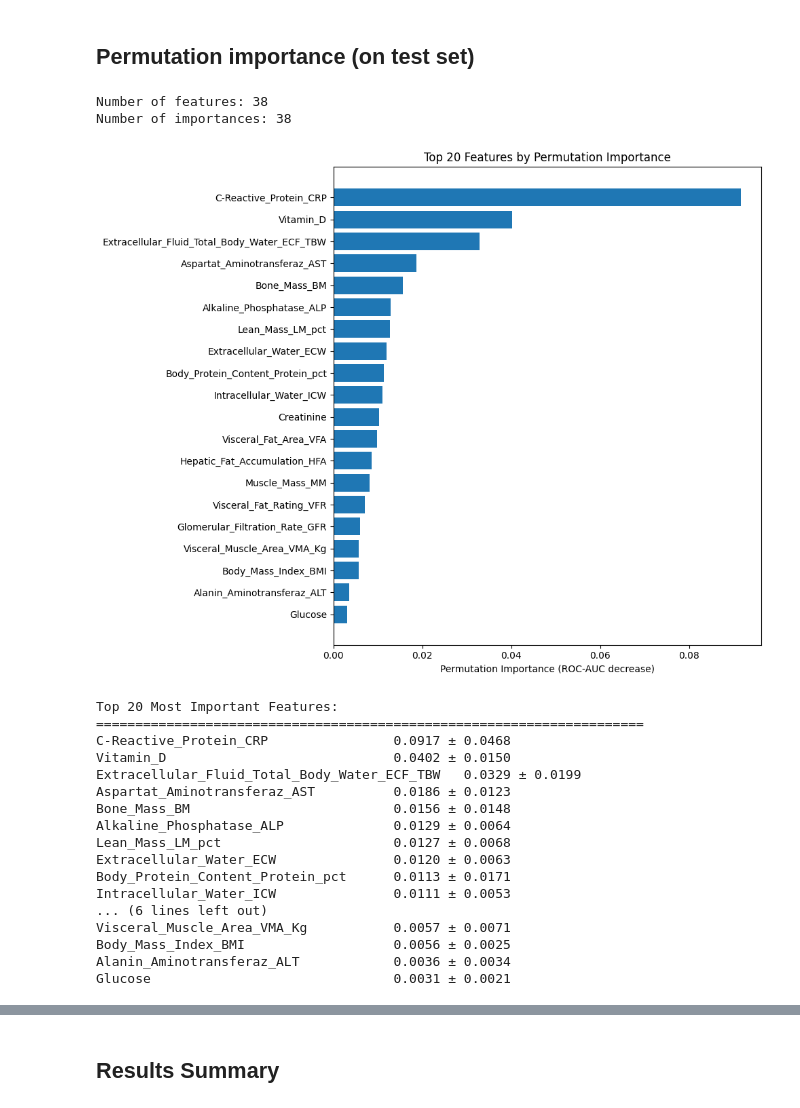
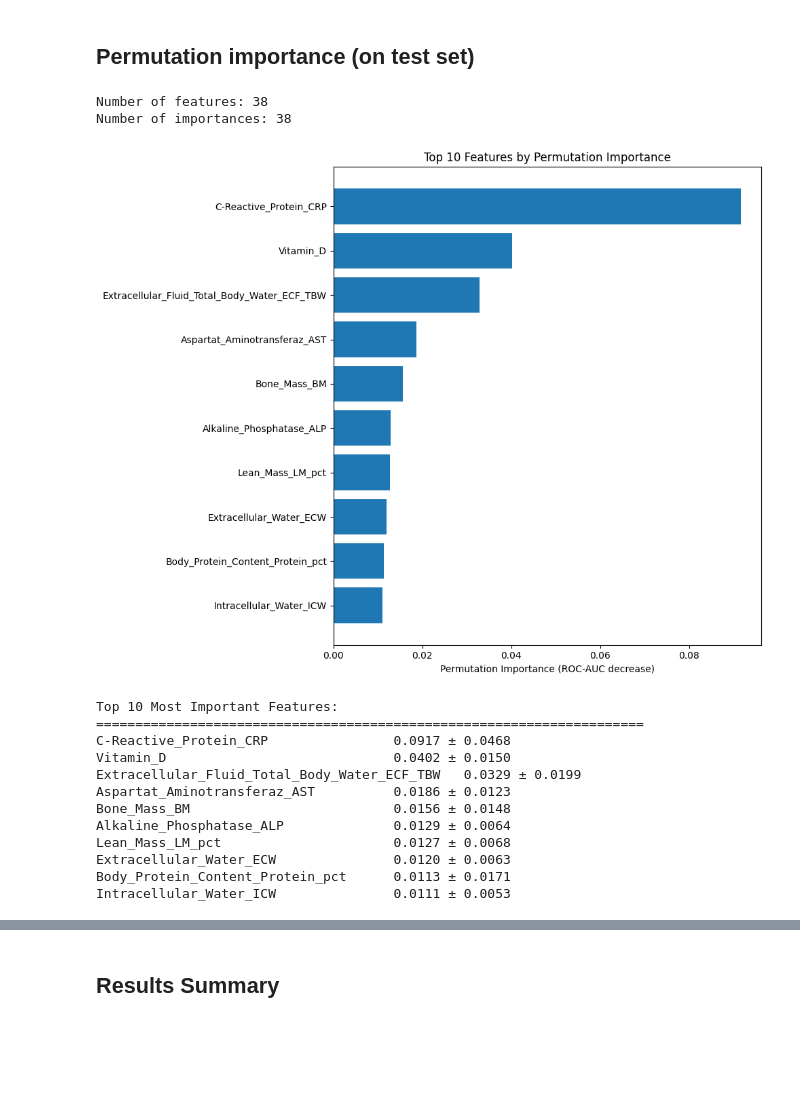
Before and after one commit to GitLars0/Dat-540-Prosjekt, a Jupyter notebook: notebooks/05_interpretation_reporting.ipynb, the cells around one changed output, grey strips where cells are left out. Saved outputs shown, nothing was run; the diff lists cells and outputs as text; code cells hidden in the pictures; blank space fills up the shorter version.

```diff
--- a/notebooks/05_interpretation_reporting.ipynb
+++ b/notebooks/05_interpretation_reporting.ipynb
@@ -108,7 +108,7 @@ else:
 
 if importances is not None:
     order = np.argsort(importances)[::-1]
-    top_k = min(20, len(importances))
+    top_k = min(10, len(importances))
 
     plt.figure(figsize=(10, 6))
     plt.bar(range(top_k), importances[order][:top_k])
@@ -143,37 +144,37 @@ Top 10 Features (Feature Importance):
 r = permutation_importance(final_clf, X_test, y_test, n_repeats=30, random_state=42, scoring="roc_auc")
 
 # Debug: check lengths
 print(f"Number of features: {len(feature_names)}")
 print(f"Number of importances: {len(r.importances_mean)}")
 
 perm_imp = pd.DataFrame({
     "feature": feature_names,
     "importance_mean": r.importances_mean,
     "importance_std": r.importances_std
 }).sort_values("importance_mean", ascending=False)
 
 # Visualize top 20 features by permutation importance
-top_n = 20
+top_n = 10
 plt.figure(figsize=(10, 8))
 plt.barh(range(top_n), perm_imp.head(top_n)["importance_mean"])
 plt.yticks(range(top_n), perm_imp.head(top_n)["feature"])
 plt.xlabel("Permutation Importance (ROC-AUC decrease)")
 plt.title(f"Top {top_n} Features by Permutation Importance")
 plt.gca().invert_yaxis()
 plt.tight_layout()
 plt.show()
 
 print(f"\nTop {top_n} Most Important Features:")
 print("="*70)
 for i, row in perm_imp.head(top_n).iterrows():
     print(f"{row['feature']:<35} {row['importance_mean']:>8.4f} ± {row['importance_std']:.4f}")
 
-perm_imp.head(40)
+perm_imp.head(10)
 # %% [output]
 Number of features: 38
 Number of importances: 38
-[figure, old version]
+[figure, new version]
-Top 20 Most Important Features:
+Top 10 Most Important Features:
 ======================================================================
 C-Reactive_Protein_CRP                0.0917 ± 0.0468
 Vitamin_D                             0.0402 ± 0.0150
@@ -185,11 +186,6 @@ Lean_Mass_LM_pct                      0.0127 ± 0.0068
 Extracellular_Water_ECW               0.0120 ± 0.0063
 Body_Protein_Content_Protein_pct      0.0113 ± 0.0171
 Intracellular_Water_ICW               0.0111 ± 0.0053
-... (6 lines left out)
-Visceral_Muscle_Area_VMA_Kg           0.0057 ± 0.0071
-Body_Mass_Index_BMI                   0.0056 ± 0.0025
-Alanin_Aminotransferaz_ALT            0.0036 ± 0.0034
-Glucose                               0.0031 ± 0.0021
 |  | feature | importance_mean | importance_std |
 | 35 | C-Reactive_Protein_CRP | 0.091667 | 0.046839 |
 | 37 | Vitamin_D | 0.040162 | 0.015007 |
```
Also changed, not shown: parts of 2 cells of this notebook, 1 other file.
